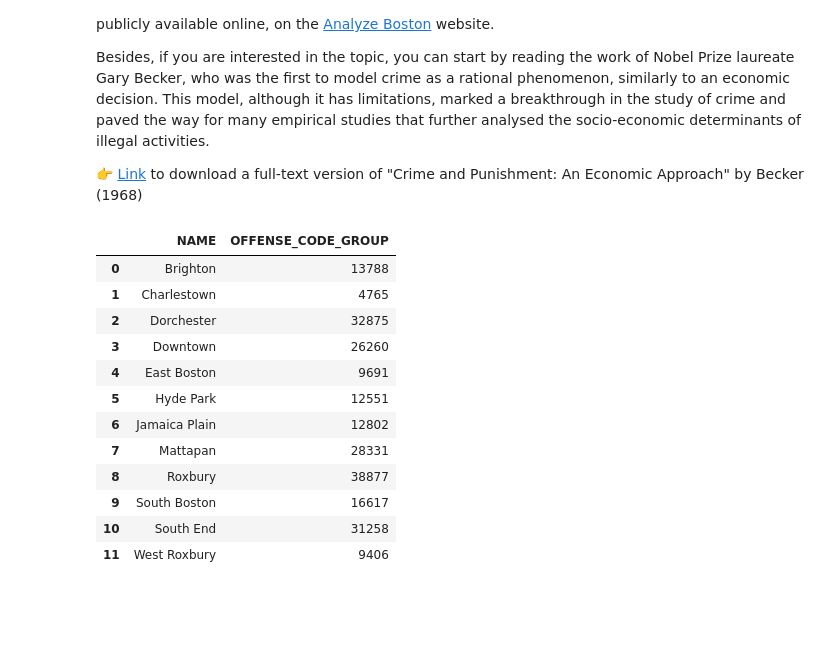
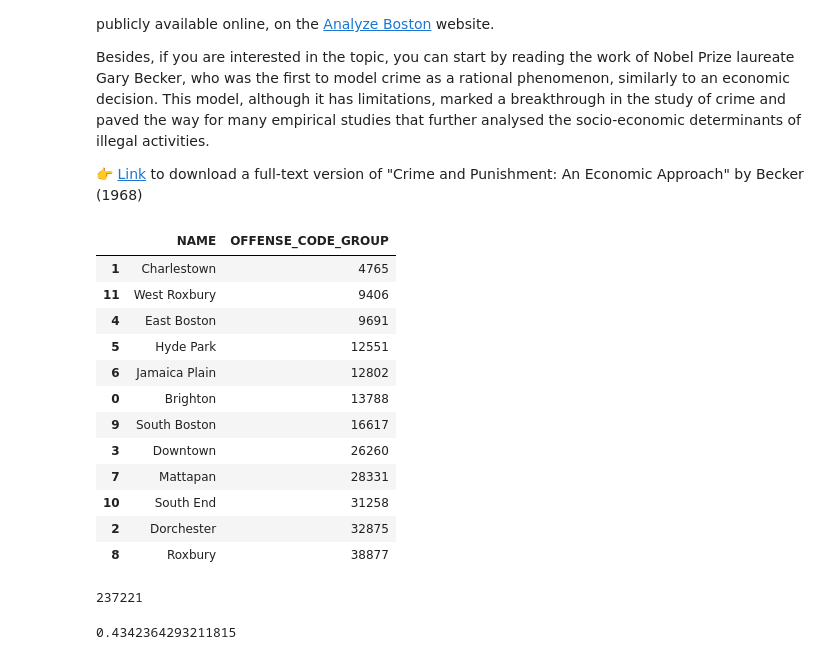
Before and after one commit to jbtonin/data-certification-exam, a Jupyter notebook: decision_science/boston_crimes.ipynb, the cells around one changed output. Drawn from its saved outputs; the diff is of its cells as text; code cells hidden in the pictures; blank space fills up the shorter version.

```diff
--- a/decision_science/boston_crimes.ipynb
+++ b/decision_science/boston_crimes.ipynb
@@ -543,0 +561,6 @@ data.head()
+# %%
+data['OCCURRED_ON_DATE'] = pd.to_datetime(data['OCCURRED_ON_DATE'])
+# %%
+data['year'] = pd.DatetimeIndex(data['OCCURRED_ON_DATE']).year
+# %%
+data['month'] = pd.DatetimeIndex(data['OCCURRED_ON_DATE']).month
@@ -618,18 +671,26 @@ Besides, if you are interested in the topic, you can start by reading the work o
 👉 [Link](https://olis.leg.state.or.us/liz/2017R1/Downloads/CommitteeMeetingDocument/125036) to download a full-text version of "Crime and Punishment: An Economic Approach" by Becker (1968)
 # %%
 most_violent_district = data.groupby('NAME').agg({'OFFENSE_CODE_GROUP':'count'})
-most_violent_district.reset_index()
+most_violent_district.reset_index().sort_values(by='OFFENSE_CODE_GROUP')
 # %% [output]
 |  | NAME | OFFENSE_CODE_GROUP |
-| 0 | Brighton | 13788 |
 | 1 | Charlestown | 4765 |
-| 2 | Dorchester | 32875 |
-| 3 | Downtown | 26260 |
+| 11 | West Roxbury | 9406 |
 | 4 | East Boston | 9691 |
 | 5 | Hyde Park | 12551 |
 | 6 | Jamaica Plain | 12802 |
+| 0 | Brighton | 13788 |
+| 9 | South Boston | 16617 |
+| 3 | Downtown | 26260 |
 | 7 | Mattapan | 28331 |
+| 10 | South End | 31258 |
+| 2 | Dorchester | 32875 |
 | 8 | Roxbury | 38877 |
-| 9 | South Boston | 16617 |
-| 10 | South End | 31258 |
-| 11 | West Roxbury | 9406 |
+# %%
+most_violent_district['OFFENSE_CODE_GROUP'].sum()
+# %% [output]
+237221
+# %%
+most_violent_district.nlargest(3,'OFFENSE_CODE_GROUP').sum()[0]/most_violent_district['OFFENSE_CODE_GROUP'].sum()
+# %% [output]
+0.4342364293211815
```
Also changed, not shown: parts of 11 cells of this notebook, 6 other files.
